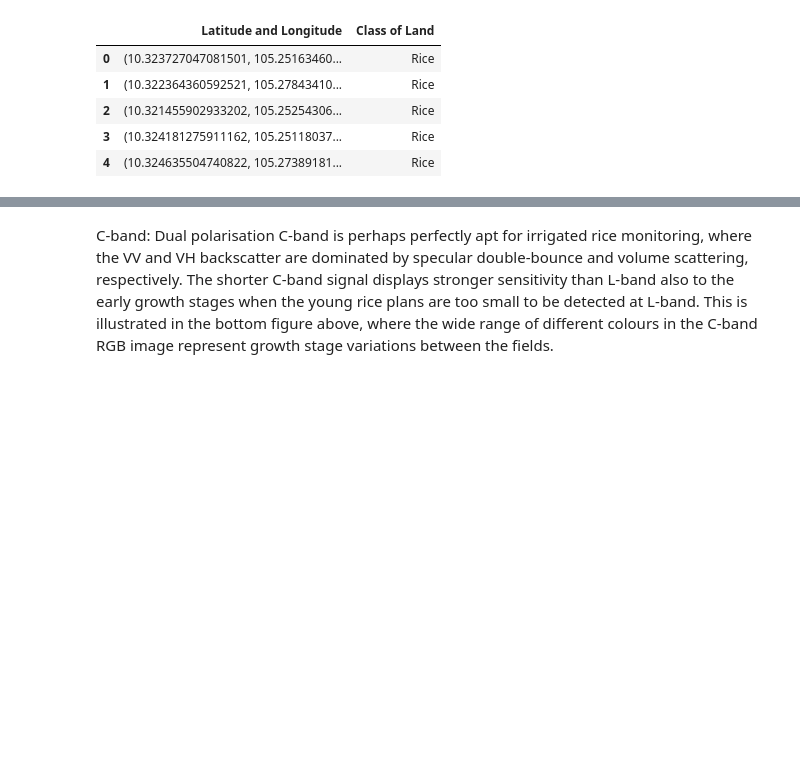
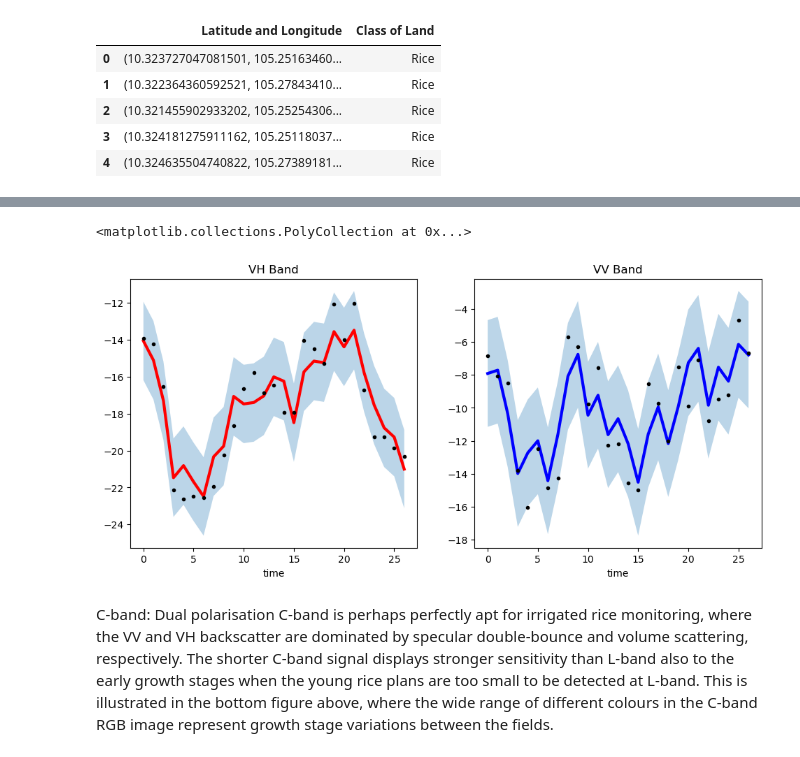
Before and after one commit to Martoto/EY-Open-Science-Data-Challenge, a Jupyter notebook: Get_Data.ipynb, the cells around one changed output, grey strips where cells are left out. Saved outputs shown, nothing was run; the diff lists cells and outputs as text; code cells hidden in the pictures; blank space fills up the shorter version.

```diff
--- a/Get_Data.ipynb
+++ b/Get_Data.ipynb
@@ -124,3 +153,27 @@ crossCo = mean.vv/mean.vh
+# %%
+# generate intervals
+low, up = smoother.get_intervals('sigma_interval')
+
+# plot the smoothed timeseries with intervals
+plt.figure(figsize=(18,5))
+
+plt.subplot(1,3,1)
+plt.plot(smoother.smooth_data[0], linewidth=3, color='red')
+plt.plot(smoother.data[0], '.k')
+plt.title(f"VH Band"); plt.xlabel('time')
+
+plt.fill_between(range(len(smoother.data[i])), low[0], up[0], alpha=0.3)
+
+#plot for vv band
+plt.subplot(1,3,2)
+plt.plot(smoother.smooth_data[1], linewidth=3, color='blue')
+plt.plot(smoother.data[1], '.k')
+plt.title(f"VV Band"); plt.xlabel('time')
+
+plt.fill_between(range(len(smoother.data[1])), low[1], up[1], alpha=0.3)
+# %% [output]
+<matplotlib.collections.PolyCollection at 0x...>
+[figure, added]
 # %% [markdown]
 C-band:
 Dual polarisation C-band is perhaps perfectly apt for irrigated rice monitoring, where the VV and
```
Also changed, not shown: parts of 9 cells of this notebook.
